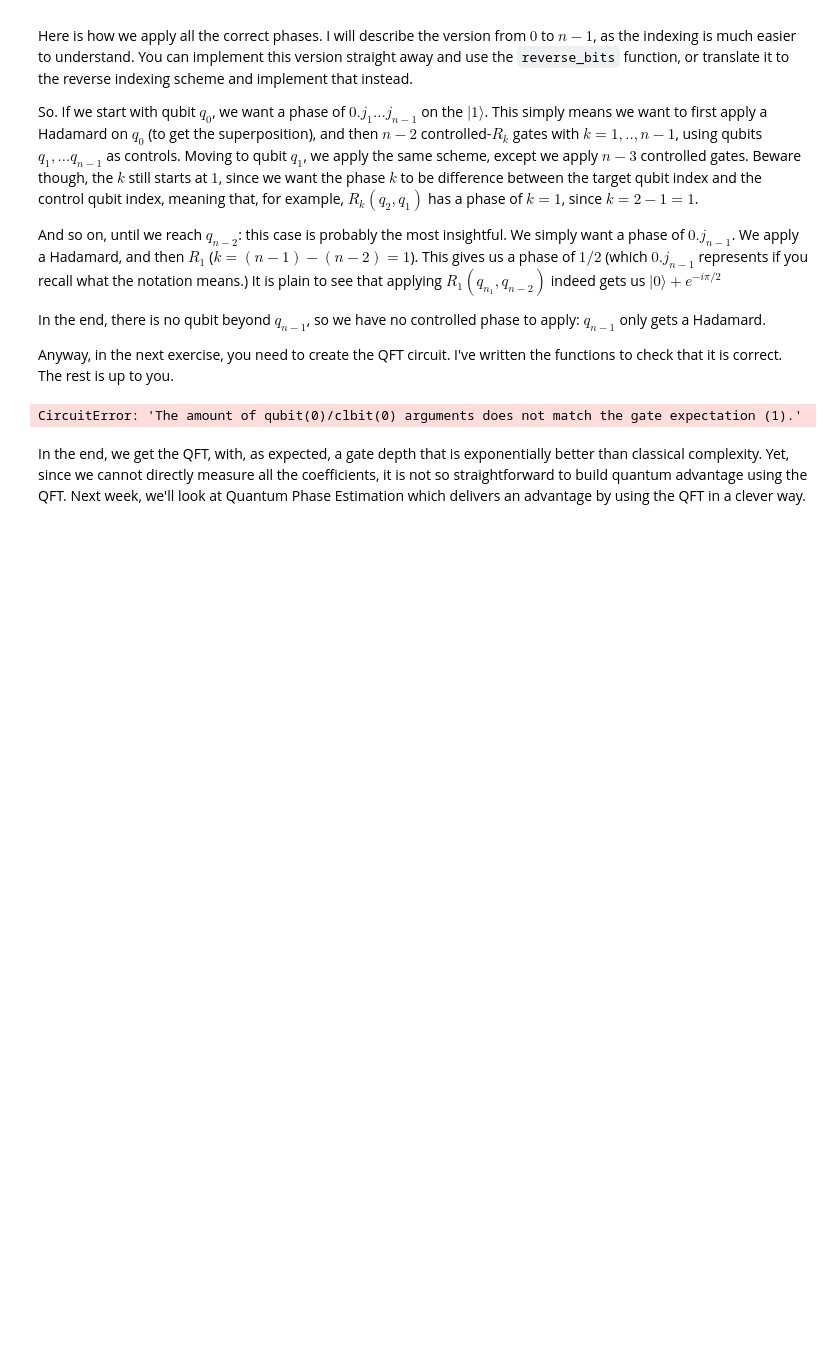
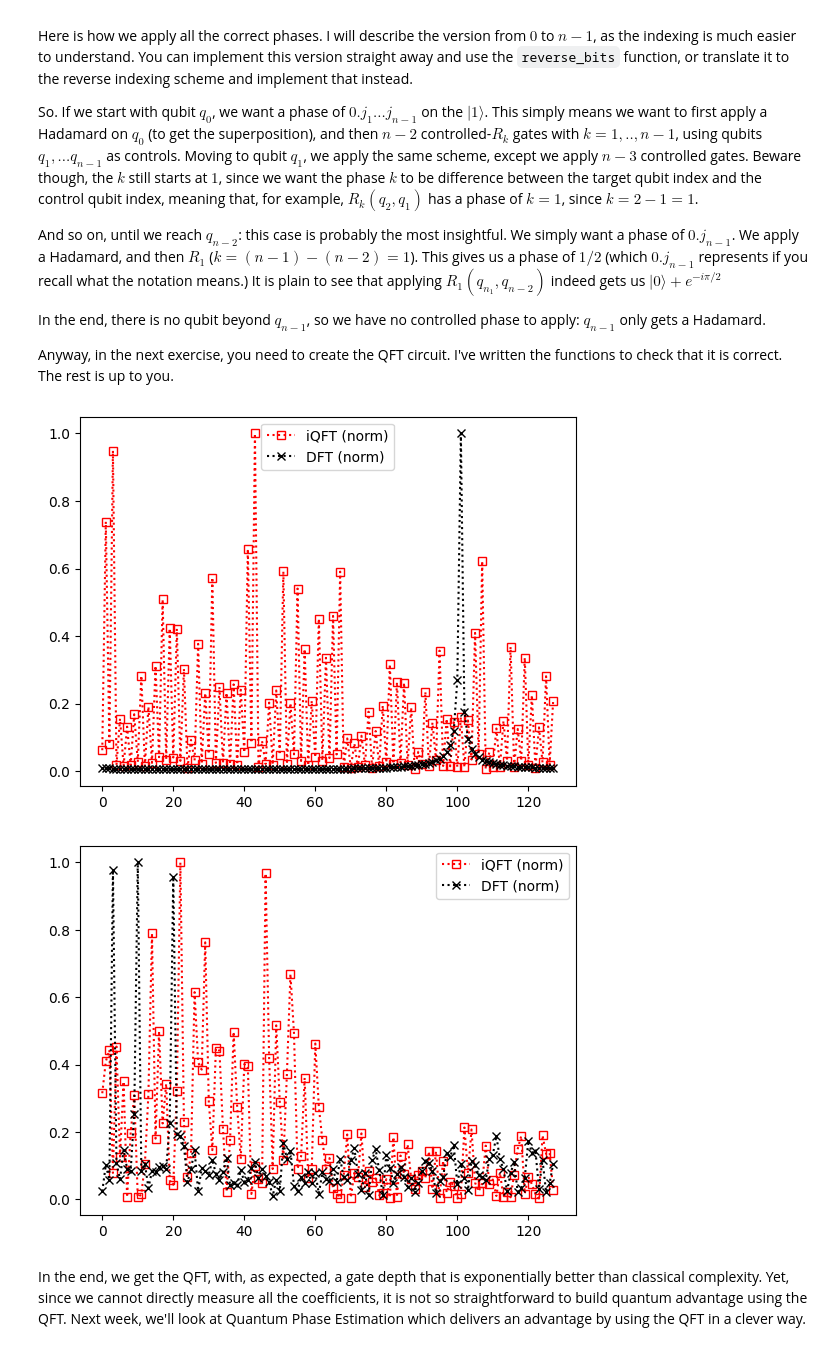
Before and after one commit to RicemanBoy/Qiskit, a Jupyter notebook: 03b_fourier_transform.ipynb, the cells around one changed output. Cells and saved outputs as stored; diff of their text form; code cells hidden in the pictures; blank space fills up the shorter version.

```diff
--- a/03b_fourier_transform.ipynb
+++ b/03b_fourier_transform.ipynb
@@ -56,16 +56,16 @@ def apply_controlled_rk(circ:QuantumCircuit,k:int,ctrl:int,targ:int)->None:
 # %%
-#My Version: I use single qubuti gates, that multiplicate the right phase to |1>
+# #My Version: I use single qubuit gates, that multiplicate the right phase to |1>
 
-def Rk(k:int)->UnitaryGate:
+# def Rk(k:int)->UnitaryGate:
 
-    # EXERCISE: write down the matrix
-    rk_mat= np.identity(2, dtype=complex)
-    rk_mat[1][1] = np.exp((2*np.pi*1j)/(2**k))
-    return UnitaryGate(rk_mat)
+#     # EXERCISE: write down the matrix
+#     rk_mat= np.identity(2, dtype=complex)
+#     rk_mat[1][1] = np.exp((2*np.pi*1j)/(2**k))
+#     return UnitaryGate(rk_mat)
 
-def apply_controlled_rk(circ:QuantumCircuit,k:int)->None:
-    rk = Rk(k)
-    circ.append(rk)                     #what does circ.append do??? How do I specify where I wanna put the rk gate?
+# def apply_controlled_rk(circ:QuantumCircuit,k:int)->None:
+#     rk = Rk(k)
+#     circ.append(rk)                     #what does circ.append do??? How do I specify where I wanna put the rk gate?
 # %% [markdown]
 Now, we must build the circuit.
 
@@ -106,7 +106,7 @@ def build_qft_circuit(n_qubits:int)->QuantumCircuit:
         circuit.h(i)
 
         for j in range(n_qubits - i - 1):       #Apply the controlled phase gate
-            apply_controlled_rk(circuit,j+1)    #how does this work? I cant notate where I wanna put the gate...
+            apply_controlled_rk(circuit,j,j,j+1)
             continue
 
     for i in range(n_qubits):
@@ -128,33 +128,34 @@ def get_qft_coefficients(n_qubits:int,initial_state:np.ndarray)->np.ndarray:
     return statevector.probabilities()
 
 
 def check_results(initial_state:np.ndarray,n_qubits:int)->None:
 
     fft_amplitudes = fft(initial_state,len(initial_state))
     amplitudes=get_qft_coefficients(n_qubits,initial_state)
 
     plt.plot(range(len(amplitudes)),np.abs(amplitudes)/np.max(np.abs(amplitudes)),"rs:",markerfacecolor='none',label="iQFT (norm)")
     plt.plot(range(len(amplitudes)),np.abs(fft_amplitudes)/np.max(np.abs(fft_amplitudes)),"kx:",label="DFT (norm)")
     plt.legend()
     plt.show()
 
 
 n_qubits=7
 
 # SIMPLE VECTOR: frequency of 100
 initial_state = np.exp(1j*100*np.pi*np.linspace(0,2,2**n_qubits))
 initial_state/=np.linalg.norm(initial_state)
 check_results(initial_state,n_qubits=n_qubits)
 
 
 # HARMONICS VECTOR + NOISE: frequencies of 3, 10, 20 + random noise
 initial_state = np.exp(1j*2*np.pi*np.random.rand(2**n_qubits))
 initial_state += np.exp(1j*np.pi*3*np.linspace(0,2,2**n_qubits))
 initial_state += np.exp(1j*np.pi*10*np.linspace(0,2,2**n_qubits))
 initial_state += np.exp(1j*np.pi*20*np.linspace(0,2,2**n_qubits))
 initial_state/=np.linalg.norm(initial_state)
 check_results(initial_state,n_qubits=n_qubits)
 # %% [output]
-CircuitError: 'The amount of qubit(0)/clbit(0) arguments does not match the gate expectation (1).'
+[figure, added]
+[figure, added]
 # %% [markdown]
 In the end, we get the QFT, with, as expected, a gate depth that is exponentially better than classical complexity. Yet, since we cannot directly measure all the coefficients, it is not so straightforward to build quantum advantage using the QFT. Next week, we'll look at Quantum Phase Estimation which delivers an advantage by using the QFT in a clever way.
```
Also changed, not shown: parts of 1 cell of this notebook.
